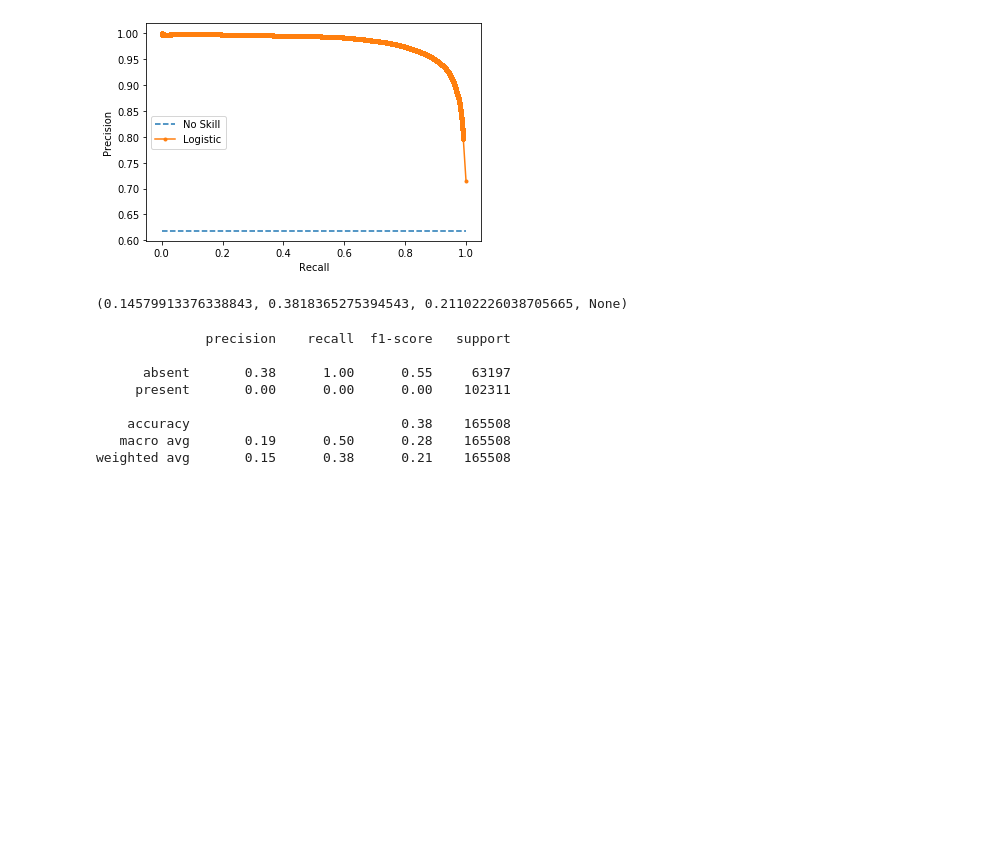
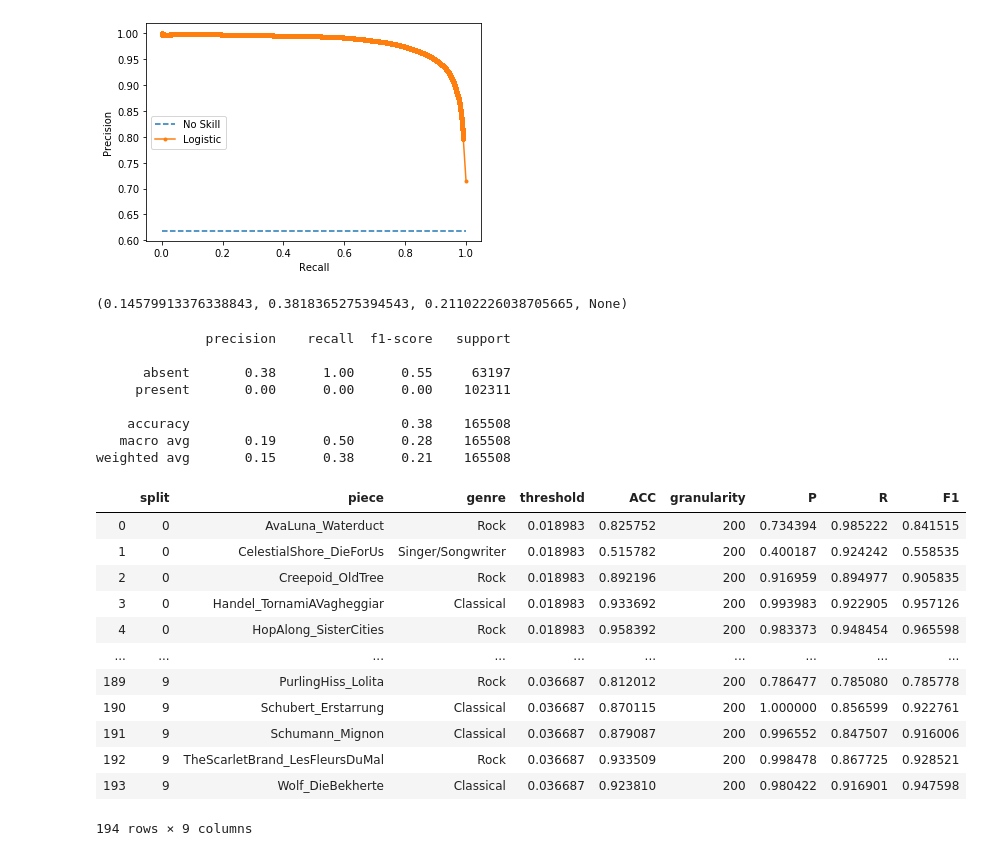
Before and after one commit to shayenne/vocaldetection, a Jupyter notebook: scripts/Threshold Spleeter.ipynb, the cells around one changed output. Drawn from its saved outputs; the diff is of its cells as text; code cells hidden in the pictures; blank space fills up the shorter version.

```diff
--- a/scripts/Threshold Spleeter.ipynb
+++ b/scripts/Threshold Spleeter.ipynb
@@ -546,3 +546,19 @@ print(classification_report(y_true, y_pred, target_names=target_names))
     accuracy                           0.38    165508
    macro avg       0.19      0.50      0.28    165508
 weighted avg       0.15      0.38      0.21    165508
+# %%
+results_rf
+# %% [output]
+|  | split | piece | genre | threshold | ACC | granularity | P | R | F1 |
+| 0 | 0 | AvaLuna_Waterduct | Rock | 0.018983 | 0.825752 | 200 | 0.734394 | 0.985222 | 0.841515 |
+| 1 | 0 | CelestialShore_DieForUs | Singer/Songwriter | 0.018983 | 0.515782 | 200 | 0.400187 | 0.924242 | 0.558535 |
+| 2 | 0 | Creepoid_OldTree | Rock | 0.018983 | 0.892196 | 200 | 0.916959 | 0.894977 | 0.905835 |
+| 3 | 0 | Handel_TornamiAVagheggiar | Classical | 0.018983 | 0.933692 | 200 | 0.993983 | 0.922905 | 0.957126 |
+| 4 | 0 | HopAlong_SisterCities | Rock | 0.018983 | 0.958392 | 200 | 0.983373 | 0.948454 | 0.965598 |
+| ... | ... | ... | ... | ... | ... | ... | ... | ... | ... |
+| 189 | 9 | PurlingHiss_Lolita | Rock | 0.036687 | 0.812012 | 200 | 0.786477 | 0.785080 | 0.785778 |
+| 190 | 9 | Schubert_Erstarrung | Classical | 0.036687 | 0.870115 | 200 | 1.000000 | 0.856599 | 0.922761 |
+| 191 | 9 | Schumann_Mignon | Classical | 0.036687 | 0.879087 | 200 | 0.996552 | 0.847507 | 0.916006 |
+| 192 | 9 | TheScarletBrand_LesFleursDuMal | Rock | 0.036687 | 0.933509 | 200 | 0.998478 | 0.867725 | 0.928521 |
+| 193 | 9 | Wolf_DieBekherte | Classical | 0.036687 | 0.923810 | 200 | 0.980422 | 0.916901 | 0.947598 |
+194 rows × 9 columns
```
Also changed, not shown: parts of 1 cell of this notebook, 2 other files.
